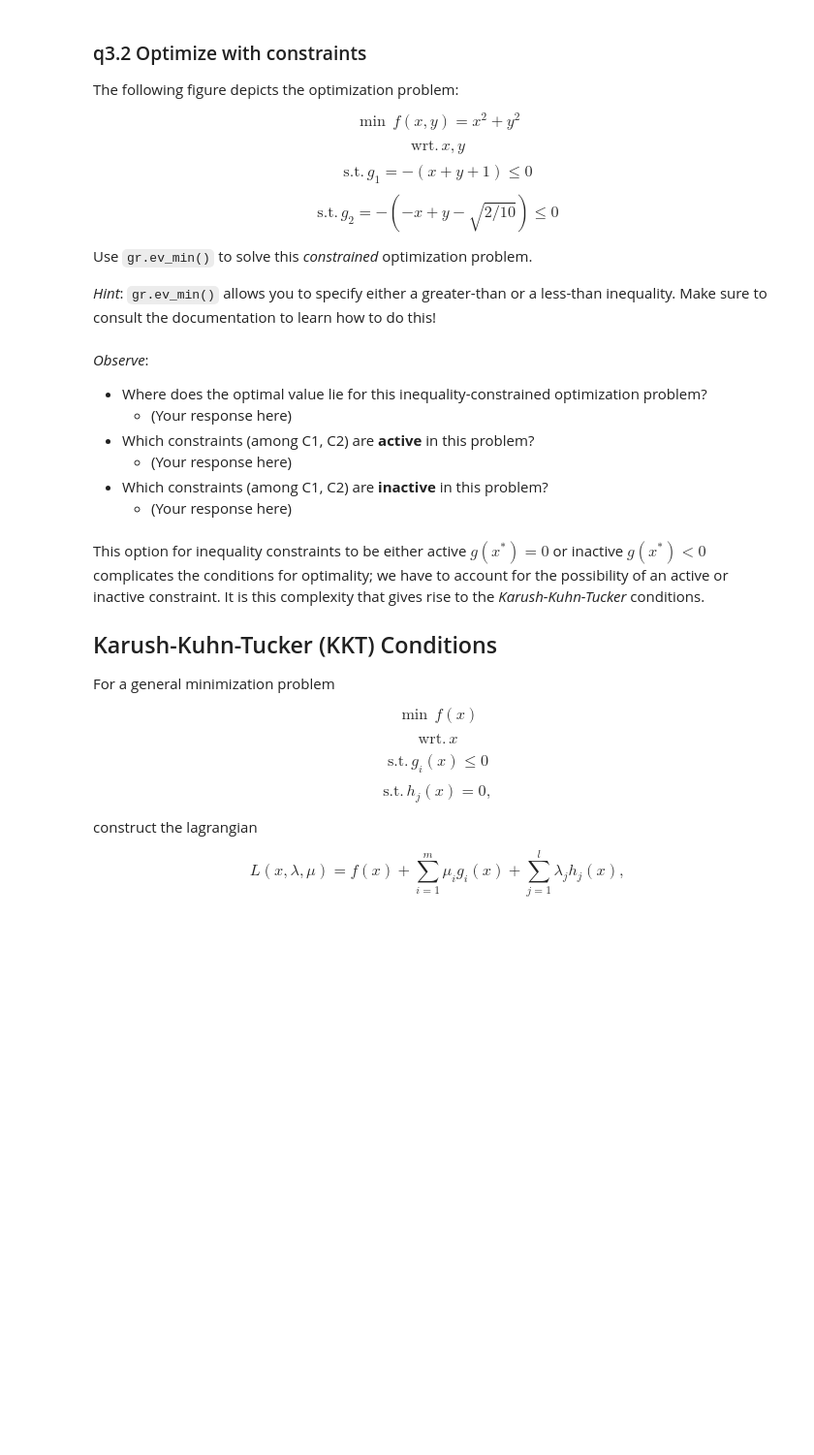
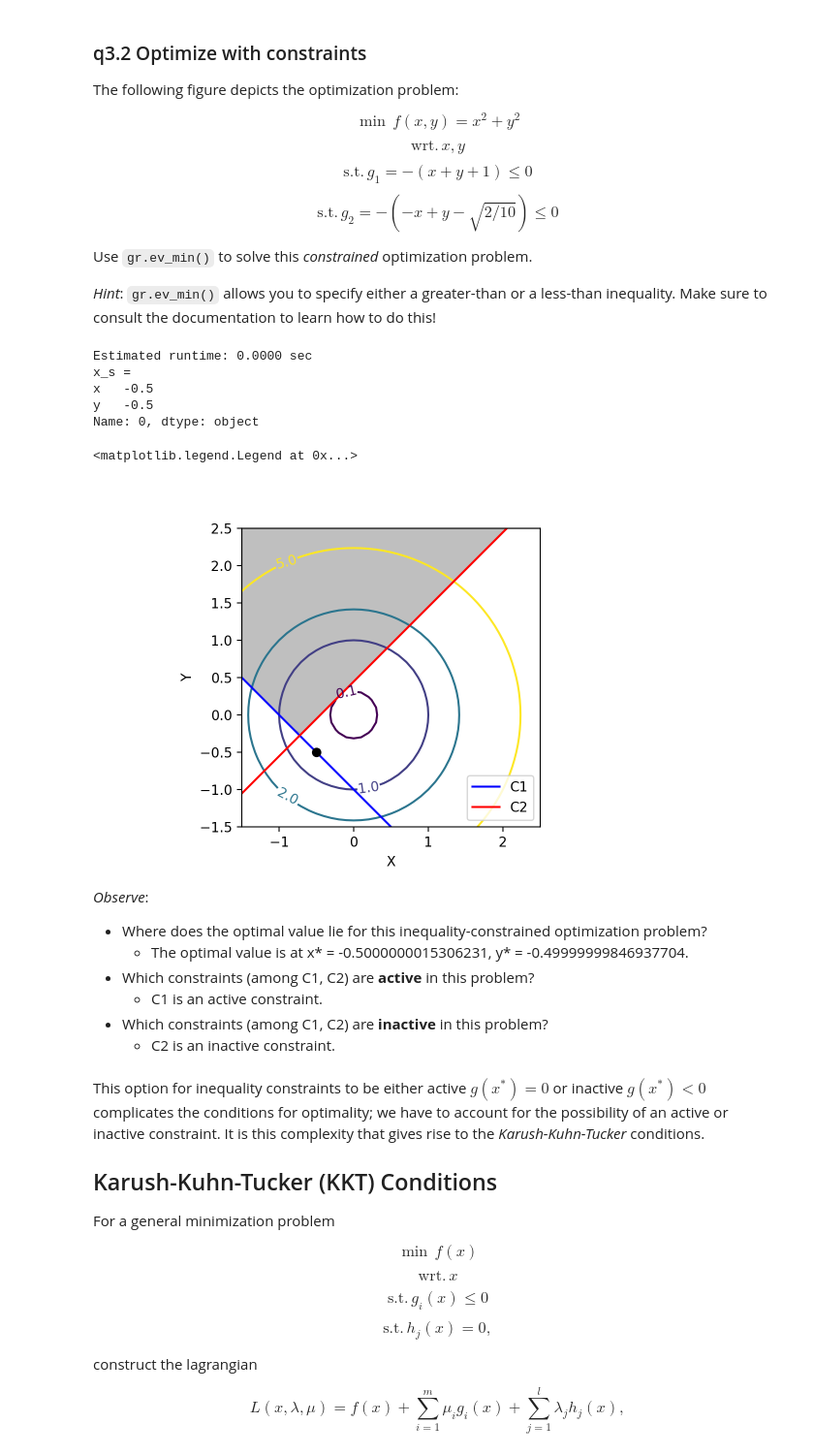
Before and after one commit to amineeva/PDO, a Jupyter notebook: assignments/nb2-constrained-assignment.ipynb, the cells around one changed output. Shown at 97% size. Cells and saved outputs as stored; diff of their text form; code cells hidden in the pictures; blank space fills up the shorter version.

```diff
--- a/assignments/nb2-constrained-assignment.ipynb
+++ b/assignments/nb2-constrained-assignment.ipynb
@@ -766,9 +779,14 @@ md_bowl = (
 )
 
 # TASK: Solve the constrained optimization problem with gr.ev_min()
-#df_bowl = ???
-#x_s = res.x
-
+df_bowl = (
+    md_bowl
+    >> gr.ev_min(
+        out_min="f",
+        out_geq=["c1", "c2"]
+        )
+)
+# x_s = res.x <- I don't actually know what this is supposed to do, something from scipy?
 
 # NOTE: No need to edit below; this visualizes your results
 # Constraints, as line
@@ -779,42 +797,50 @@ fun_line2 = lambda x: +x + np.sqrt(2 / 10)
 # Contour data
 delta = 0.1
 x = np.arange(-1.5, +3, delta)
 y = np.arange(-1.5, +3, delta)
 X, Y = np.meshgrid(x, y)
 Z = np.zeros(X.shape)
 for i in range(X.shape[0]):
     for j in range(X.shape[1]):
         Z[i, j] = fun_bowl([X[i, j], Y[i, j]])
 # Constraint data
 y_line1 = list(map(fun_line1, x))
 y_line2 = list(map(fun_line2, x))
 y_comb = list(map(np.max, zip(y_line1, y_line2)))
 
 # Create contour plot
 fig, ax = plt.subplots()
 CS = ax.contour(X, Y, Z, levels=[0.1, 1.0, 2.0, 5.0])
 plt.fill_between(x, y_comb, 2.5, color="gray", alpha=0.5)
 plt.plot(x, y_line1, color="blue", label="C1")
 plt.plot(x, y_line2, color="red", label="C2")
 plt.plot(x_s[0], x_s[1], "k.", markersize=12)
 
 # Plot tail
 ax.clabel(CS, inline=1, fontsize=10)
 plt.xlabel("X")
 plt.ylabel("Y")
 plt.xlim((-1.5, +2.5))
 plt.ylim((-1.5, +2.5))
 ax.set_aspect(aspect=1)
 plt.legend(loc=0)
+# %% [output]
+Estimated runtime: 0.0000 sec
+x_s =
+x   -0.5
+y   -0.5
+Name: 0, dtype: object
+<matplotlib.legend.Legend at 0x...>
+[figure, added]
 # %% [markdown]
 *Observe*:
 
 - Where does the optimal value lie for this inequality-constrained optimization problem?
-  - (Your response here)
+  - The optimal value is at x* = -0.5000000015306231, y* = -0.49999999846937704.
 - Which constraints (among C1, C2) are **active** in this problem?
-  - (Your response here)
+  - C1 is an active constraint.
 - Which constraints (among C1, C2) are **inactive** in this problem?
-  - (Your response here)
+  - C2 is an inactive constraint.
 # %% [markdown]
 This option for inequality constraints to be either active $g(x^*) = 0$ or inactive $g(x^*) < 0$ complicates the conditions for optimality; we have to account for the possibility of an active or inactive constraint. It is this complexity that gives rise to the *Karush-Kuhn-Tucker* conditions.
 
```
Also changed, not shown: parts of 9 cells of this notebook.
